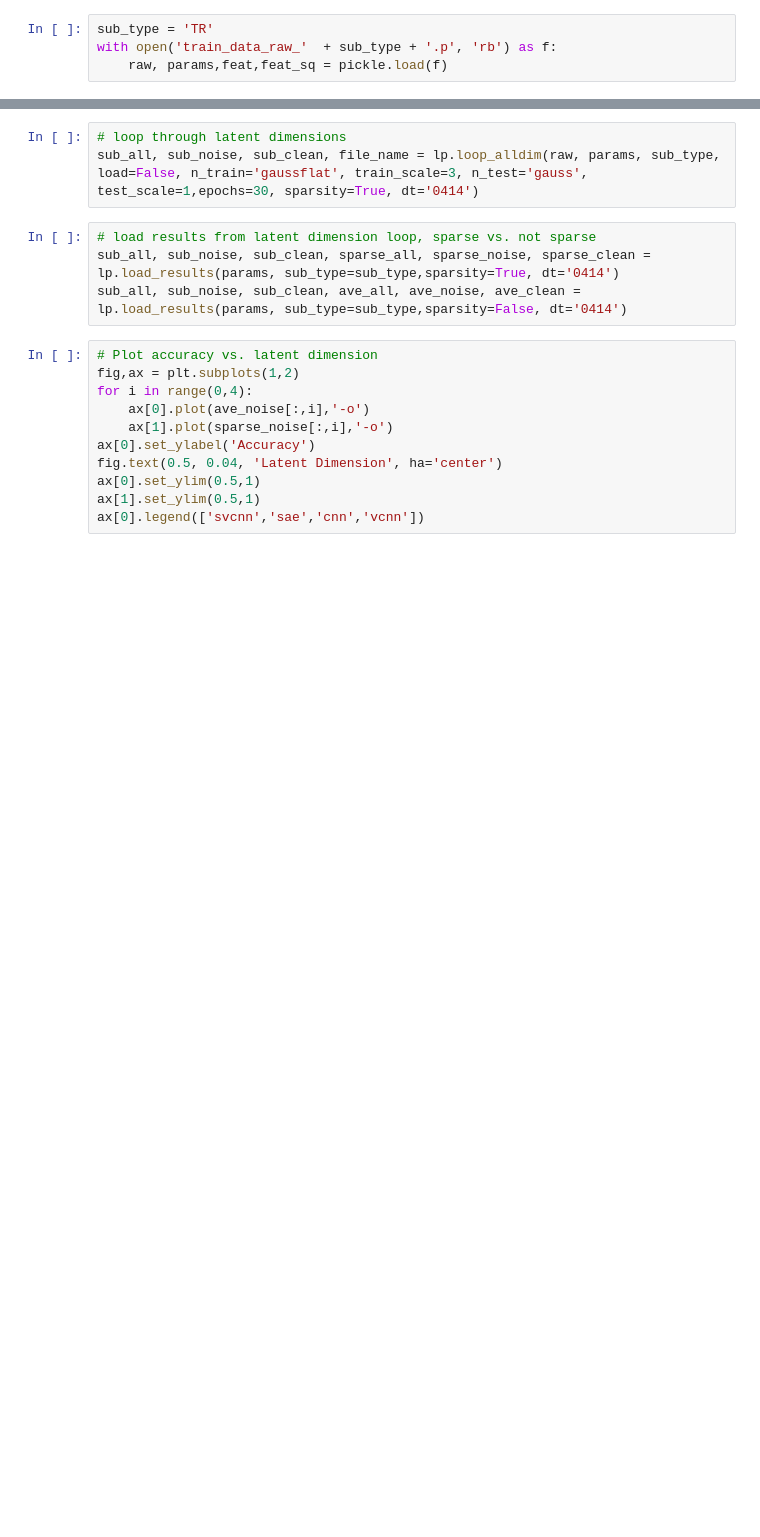
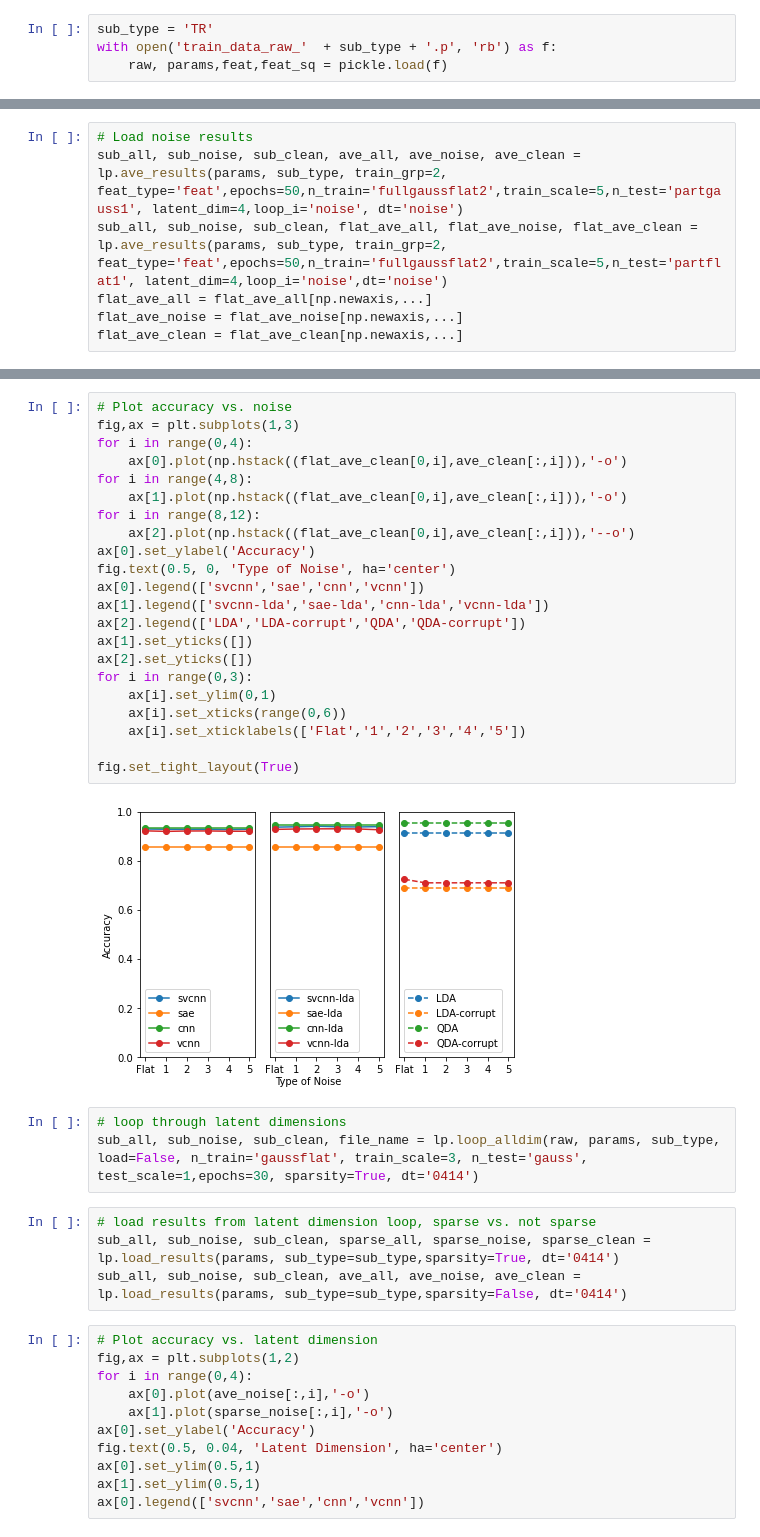
Before and after one commit to yuniteh/latent_rep, a Jupyter notebook: python/loop_main.ipynb, the cells around one changed output, grey strips where cells are left out. Saved outputs shown, nothing was run; the diff lists cells and outputs as text; blank space fills up the shorter version.

Commit message:
working fullgaussflat noise addition

```diff
--- a/python/loop_main.ipynb
+++ b/python/loop_main.ipynb
@@ -44,3 +33,10 @@ flat_ave_clean = np.nanmean(flat_clean,axis=0)[np.newaxis,...]
+# %%
+# Load noise results
+sub_all, sub_noise, sub_clean, ave_all, ave_noise, ave_clean = lp.ave_results(params, sub_type, train_grp=2, feat_type='feat',epochs=50,n_train='fullgaussflat2',train_scale=5,n_test='partgauss1', latent_dim=4,loop_i='noise', dt='noise')
+sub_all, sub_noise, sub_clean, flat_ave_all, flat_ave_noise, flat_ave_clean = lp.ave_results(params, sub_type, train_grp=2, feat_type='feat',epochs=50,n_train='fullgaussflat2',train_scale=5,n_test='partflat1', latent_dim=4,loop_i='noise',dt='noise')
+flat_ave_all = flat_ave_all[np.newaxis,...]
+flat_ave_noise = flat_ave_noise[np.newaxis,...]
+flat_ave_clean = flat_ave_clean[np.newaxis,...]
 # %%
 # Plot accuracy vs. noise
 fig,ax = plt.subplots(1,3)
@@ -66,3 +64,27 @@ fig.set_tight_layout(True)
+# %%
+# Plot accuracy vs. noise
+fig,ax = plt.subplots(1,3)
+for i in range(0,4):
+    ax[0].plot(np.hstack((flat_ave_clean[0,i],ave_clean[:,i])),'-o')
+for i in range(4,8):
+    ax[1].plot(np.hstack((flat_ave_clean[0,i],ave_clean[:,i])),'-o')
+for i in range(8,12):
+    ax[2].plot(np.hstack((flat_ave_clean[0,i],ave_clean[:,i])),'--o')
+ax[0].set_ylabel('Accuracy')
+fig.text(0.5, 0, 'Type of Noise', ha='center')
+ax[0].legend(['svcnn','sae','cnn','vcnn'])
+ax[1].legend(['svcnn-lda','sae-lda','cnn-lda','vcnn-lda'])
+ax[2].legend(['LDA','LDA-corrupt','QDA','QDA-corrupt'])
+ax[1].set_yticks([])
+ax[2].set_yticks([])
+for i in range(0,3):
+    ax[i].set_ylim(0,1)
+    ax[i].set_xticks(range(0,6))
+    ax[i].set_xticklabels(['Flat','1','2','3','4','5'])
+
+fig.set_tight_layout(True)
+# %% [output]
+[figure, added]
 # %%
 # loop through latent dimensions
 sub_all, sub_noise, sub_clean, file_name = lp.loop_alldim(raw, params, sub_type, load=False, n_train='gaussflat', train_scale=3, n_test='gauss', test_scale=1,epochs=30, sparsity=True, dt='0414')
```
Also changed, not shown: parts of 4 cells of this notebook, 2 other files.
